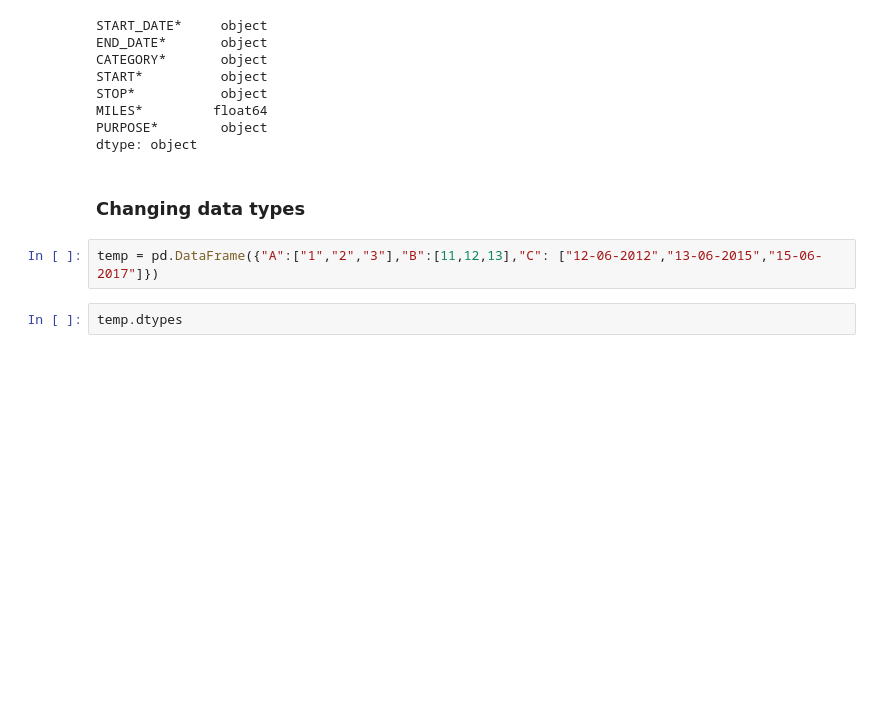
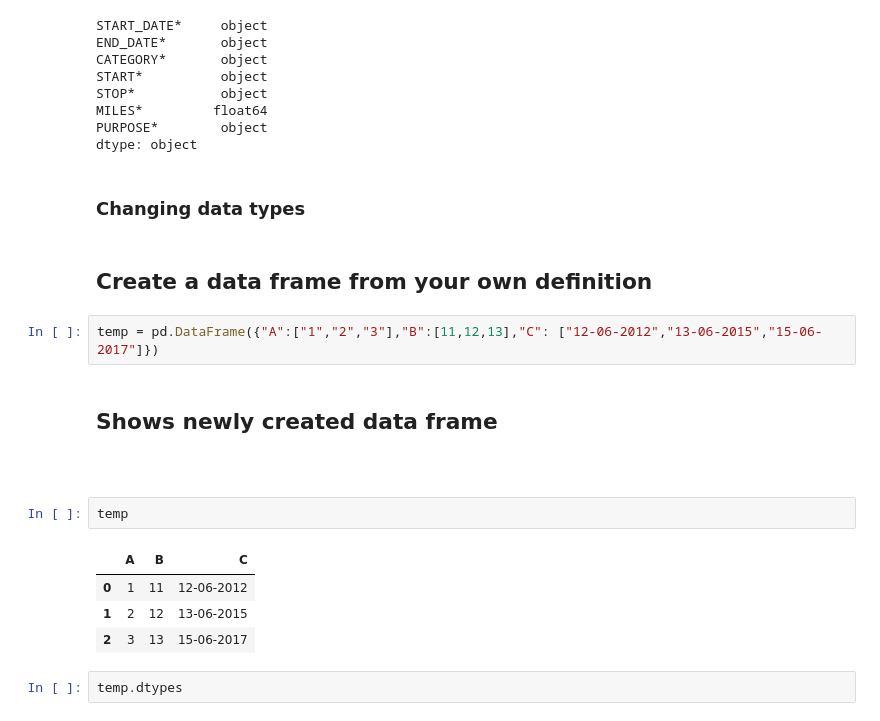
Before and after one commit to Army-man-gif/Courses, a Jupyter notebook: Course 1/Work/python_overview (1).ipynb, the cells around one changed output. Saved outputs shown, nothing was run; the diff lists cells and outputs as text; blank space fills up the shorter version.

```diff
--- a/Course 1/Work/python_overview (1).ipynb
+++ b/Course 1/Work/python_overview (1).ipynb
@@ -155,8 +177,21 @@ PURPOSE*        object
 dtype: object
 # %% [markdown]
 ### Changing data types
+# %% [markdown]
+## Create a data frame from your own definition
 # %%
 temp = pd.DataFrame({"A":["1","2","3"],"B":[11,12,13],"C": ["12-06-2012","13-06-2015","15-06-2017"]})
+# %% [markdown]
+## Shows newly created data frame
+# %% [markdown]
+##
+# %%
+temp
+# %% [output]
+|  | A | B | C |
+| 0 | 1 | 11 | 12-06-2012 |
+| 1 | 2 | 12 | 13-06-2015 |
+| 2 | 3 | 13 | 15-06-2017 |
 # %%
 temp.dtypes
 # %% [output]
```
Also changed, not shown: parts of 12 cells of this notebook.
